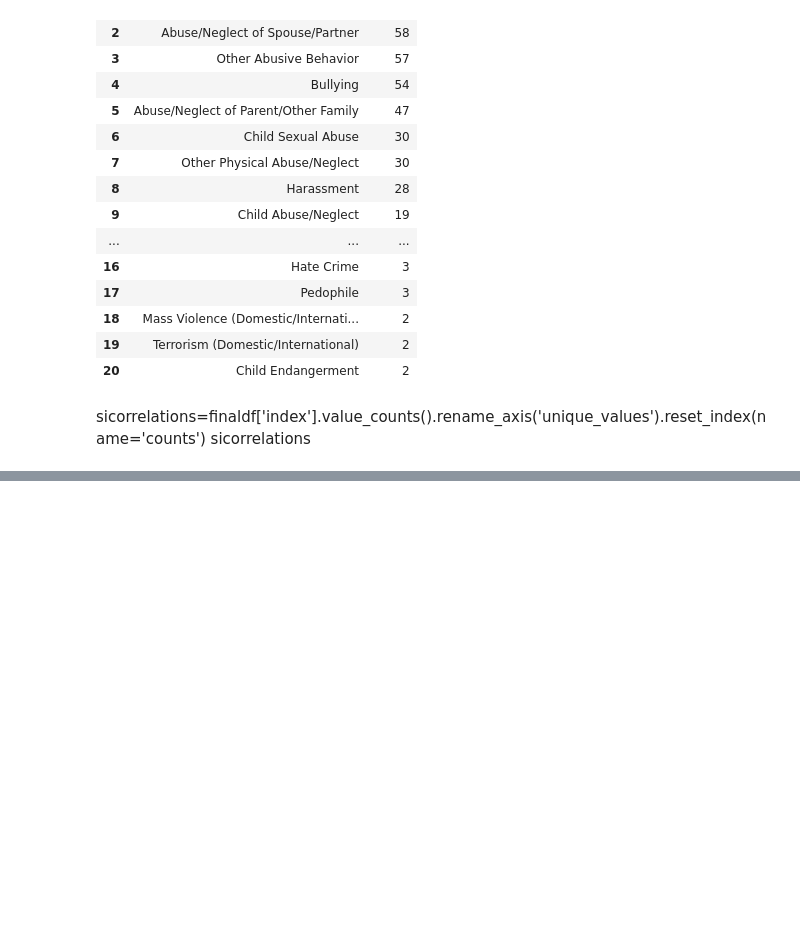
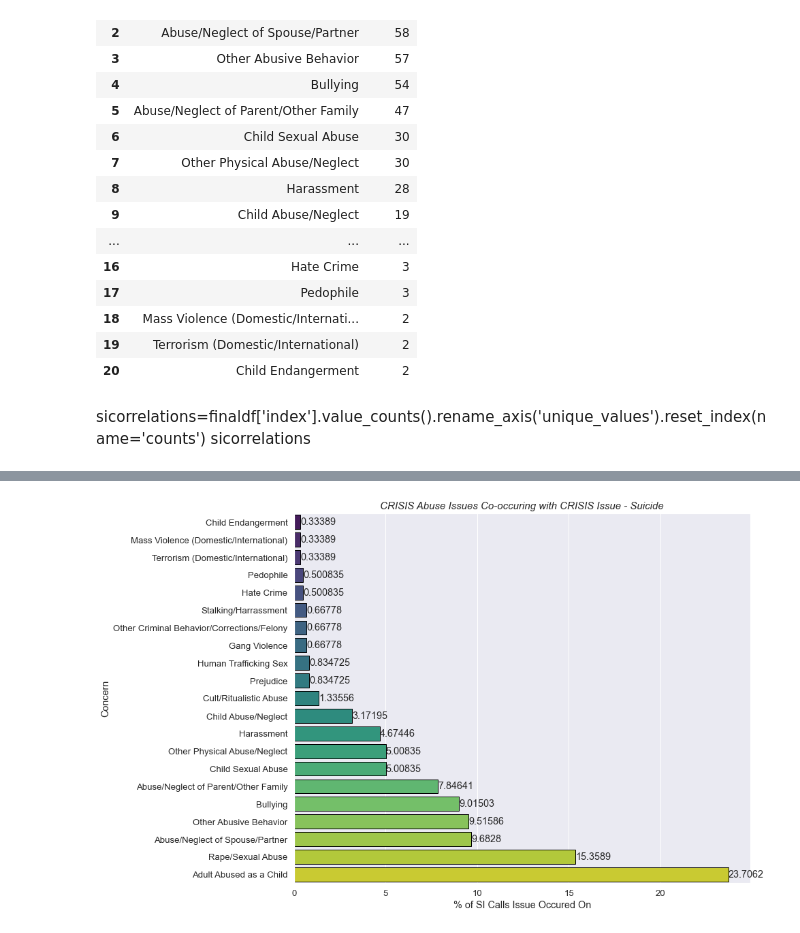
Before and after one commit to NSS-Data-Analytics-Cohort-6/fcs-crisis-data-campers, a Jupyter notebook: notebooks/Groupnb.ipynb, the cells around one changed output, grey strips where cells are left out. Cells and saved outputs as stored; diff of their text form; code cells hidden in the pictures; blank space fills up the shorter version.

```diff
--- a/notebooks/Groupnb.ipynb
+++ b/notebooks/Groupnb.ipynb
@@ -269,3 +255,17 @@ plt.show()
+# %%
+plt.subplots(figsize=(12,10))
+sns.set(style="whitegrid")
+sns.set(font_scale=1.2)
+y=finaldf['pctoccurence']
+x=finaldf['index']
+ax = sns.barplot(x=y, y=x, data=finaldf,
+            label="Total", palette=sns.color_palette('viridis', n_colors=21), edgecolor='black', order=df.sort_values('Salary',ascending = False).Education))
+ax.bar_label(ax.containers[0])
+plt.title('CRISIS Abuse Issues Co-occuring with CRISIS Issue - Suicide', fontsize=15, fontstyle='oblique')
+plt.ylabel('Concern')
+plt.xlabel('% of SI Calls Issue Occured On');
+# %% [output]
+[figure, added]
 # %%
 plt.subplots(figsize=(10, 8))
 plt.scatter(x, y, s=y, alpha=0.5)
```
Also changed, not shown: parts of 4 cells of this notebook.
